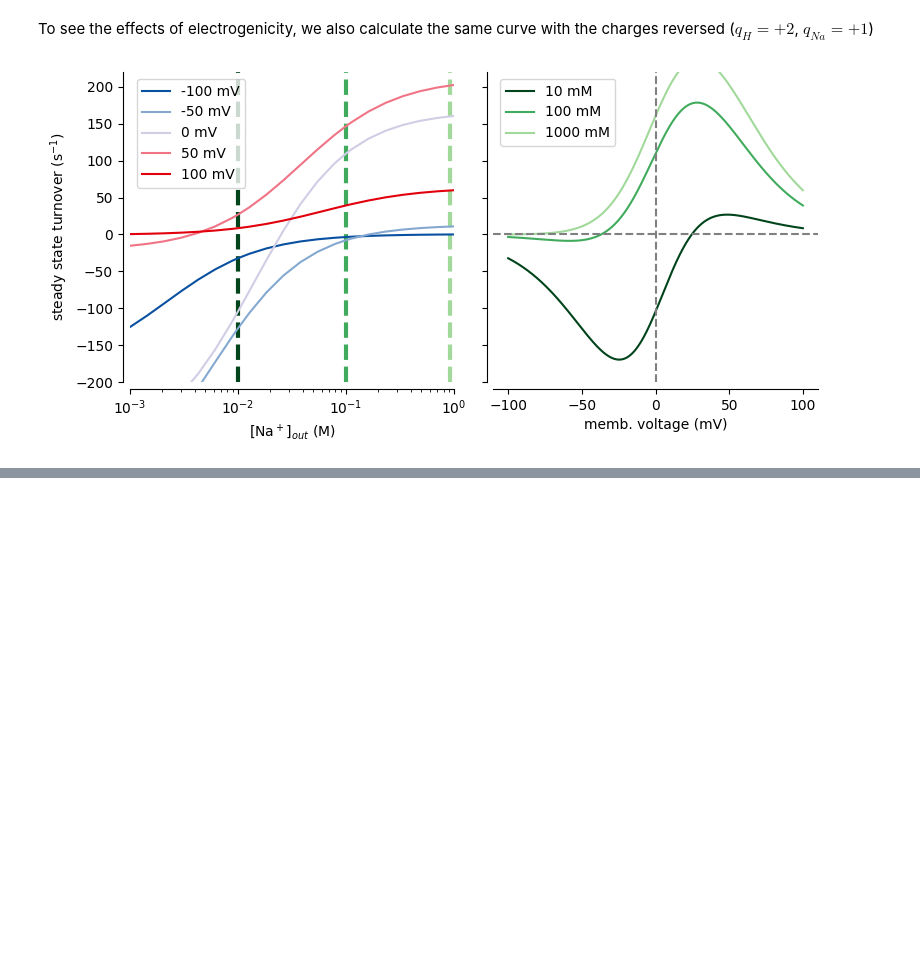
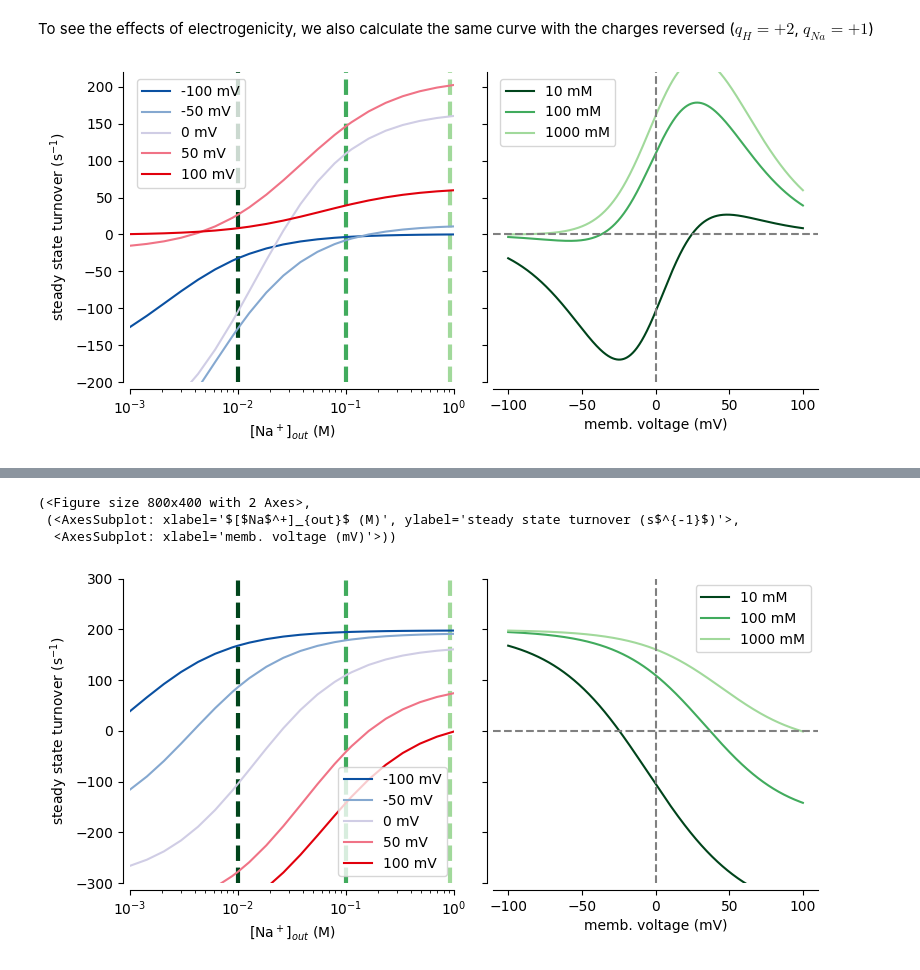
Before and after one commit to Becksteinlab/multibind-publication-code, a Jupyter notebook: full_antiporter_example/antiporter_model.ipynb, the cells around one changed output, grey strips where cells are left out. Drawn from its saved outputs; the diff is of its cells as text; code cells hidden in the pictures; blank space fills up the shorter version.

```diff
--- a/full_antiporter_example/antiporter_model.ipynb
+++ b/full_antiporter_example/antiporter_model.ipynb
@@ -247,0 +320,14 @@ make_plot(voltages, display_voltages, na_out, data, "electrogenic_1N_2H")
+# %%
+display_voltages = np.array([-0.1, -0.05, 0, 0.05, 0.1]) # membrane voltage range
+fixed = np.array([0.001, 0.01, 0.1, 1]) # fixed sodium concentration range
+voltages, na_out, data = initialize_structures()
+
+# mutate data
+scan_parameters(voltages, na_out, data, charge_H = 0, charge_N = 1)
+
+make_plot(voltages, display_voltages, na_out, data, "electrogenic_1N_0H", vylim=[-300, 300])
+# %% [output]
+(<Figure size 800x400 with 2 Axes>,
+ (<AxesSubplot: xlabel='$[$Na$^+]_{out}$ (M)', ylabel='steady state turnover (s$^{-1}$)'>,
+  <AxesSubplot: xlabel='memb. voltage (mV)'>))
+[figure, added]
```
Also changed, not shown: parts of 10 cells of this notebook, 20 other files.
